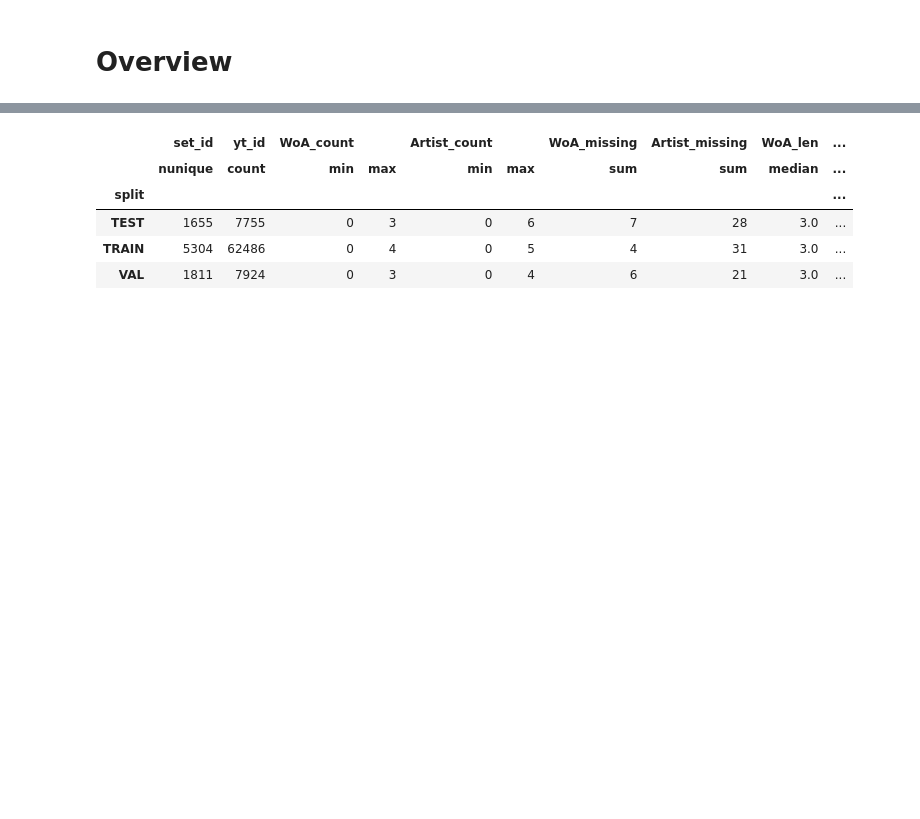
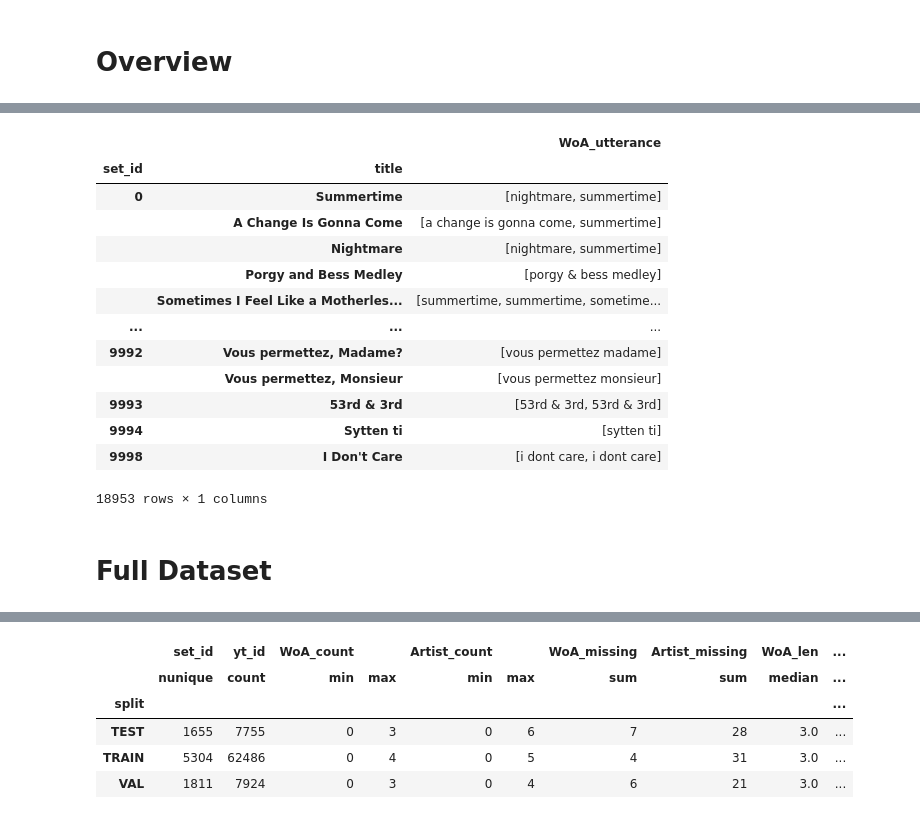
Before and after one commit to progsi/YTUnCoverLLM, a Jupyter notebook: notebooks/dataset.ipynb, the cells around one changed output, grey strips where cells are left out. Drawn from its saved outputs; the diff is of its cells as text; code cells hidden in the pictures; blank space fills up the shorter version.

```diff
--- a/notebooks/dataset.ipynb
+++ b/notebooks/dataset.ipynb
@@ -26,0 +126,19 @@ data["Artist_start"] = data.Artist_first.apply(lambda x: x[0] if x else None)
+# %%
+data[["set_id", "title", "WoA_utterance"]].explode("title").explode("WoA_utterance").groupby(
+    ["set_id", "title"]
+).agg(list)
+# %% [output]
+|  |  | WoA_utterance |
+| set_id | title |  |
+| 0 | Summertime | [nightmare, summertime] |
+|  | A Change Is Gonna Come | [a change is gonna come, summertime] |
+|  | Nightmare | [nightmare, summertime] |
+|  | Porgy and Bess Medley | [porgy & bess medley] |
+|  | Sometimes I Feel Like a Motherles... | [summertime, summertime, sometime... |
+| ... | ... | ... |
+| 9992 | Vous permettez, Madame? | [vous permettez madame] |
+|  | Vous permettez, Monsieur | [vous permettez monsieur] |
+| 9993 | 53rd & 3rd | [53rd & 3rd, 53rd & 3rd] |
+| 9994 | Sytten ti | [sytten ti] |
+| 9998 | I Don't Care | [i dont care, i dont care] |
+18953 rows × 1 columns
@@ -26,0 +147,2 @@ data["Artist_start"] = data.Artist_first.apply(lambda x: x[0] if x else None)
+# %% [markdown]
+# Full Dataset
```
Also changed, not shown: parts of 14 cells of this notebook, 3 other files.
